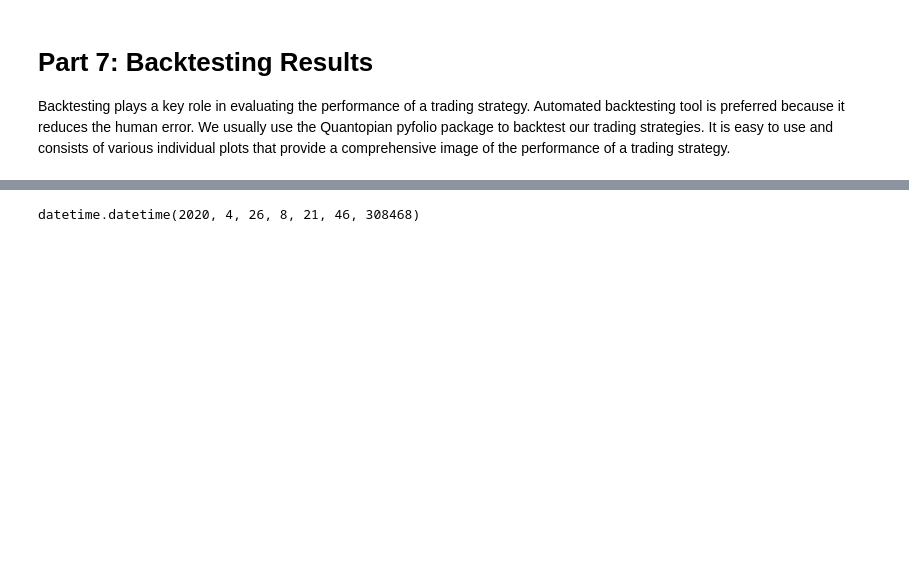
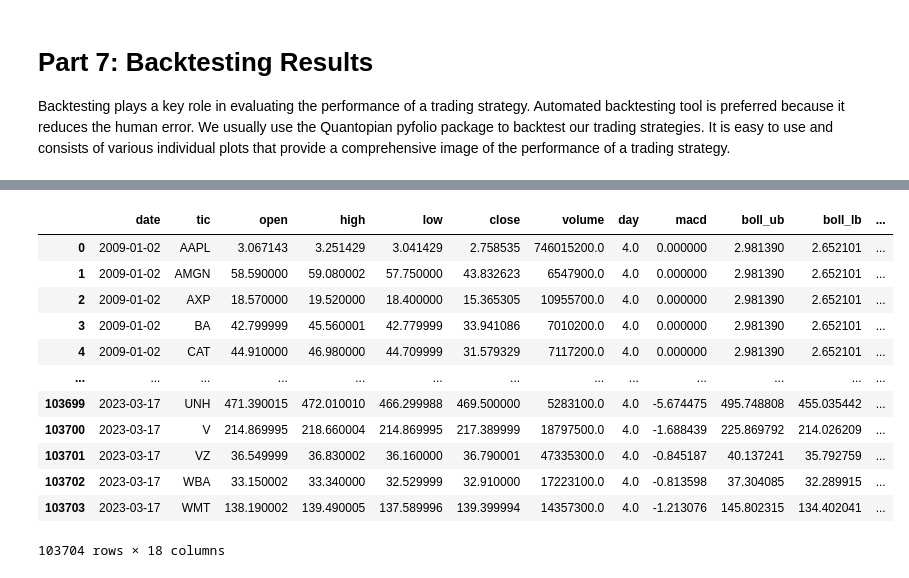
Before and after one commit to Akleryon/Stock_drl, a Jupyter notebook: Stock_NeurIPS2018_SB3.ipynb, the cells around one changed output, grey strips where cells are left out. Saved outputs shown, nothing was run; the diff lists cells and outputs as text; code cells hidden in the pictures; blank space fills up the shorter version.

```diff
--- a/Stock_NeurIPS2018_SB3.ipynb
+++ b/Stock_NeurIPS2018_SB3.ipynb
@@ -984,4 +675,0 @@ DELTA = -(datetime.datetime.strptime('2009-01-01', '%Y-%M-%d') - YESTERDAY).days
-# %%
-YESTERDAY - datetime.timedelta(days=DELTA*0.2)
-# %% [output]
-datetime.datetime(2020, 4, 26, 8, 21, 46, 308468)
@@ -987,0 +679,18 @@ datetime.datetime(2020, 4, 26, 8, 21, 46, 308468)
+# %%
+test = pd.concat([train, trade], ignore_index=True)
+# %%
+test
+# %% [output]
+|  | date | tic | open | high | low | close | volume | day | macd | boll_ub | boll_lb | ... |
+| 0 | 2009-01-02 | AAPL | 3.067143 | 3.251429 | 3.041429 | 2.758535 | 746015200.0 | 4.0 | 0.000000 | 2.981390 | 2.652101 | ... |
+| 1 | 2009-01-02 | AMGN | 58.590000 | 59.080002 | 57.750000 | 43.832623 | 6547900.0 | 4.0 | 0.000000 | 2.981390 | 2.652101 | ... |
+| 2 | 2009-01-02 | AXP | 18.570000 | 19.520000 | 18.400000 | 15.365305 | 10955700.0 | 4.0 | 0.000000 | 2.981390 | 2.652101 | ... |
+| 3 | 2009-01-02 | BA | 42.799999 | 45.560001 | 42.779999 | 33.941086 | 7010200.0 | 4.0 | 0.000000 | 2.981390 | 2.652101 | ... |
+| 4 | 2009-01-02 | CAT | 44.910000 | 46.980000 | 44.709999 | 31.579329 | 7117200.0 | 4.0 | 0.000000 | 2.981390 | 2.652101 | ... |
+| ... | ... | ... | ... | ... | ... | ... | ... | ... | ... | ... | ... | ... |
+| 103699 | 2023-03-17 | UNH | 471.390015 | 472.010010 | 466.299988 | 469.500000 | 5283100.0 | 4.0 | -5.674475 | 495.748808 | 455.035442 | ... |
+| 103700 | 2023-03-17 | V | 214.869995 | 218.660004 | 214.869995 | 217.389999 | 18797500.0 | 4.0 | -1.688439 | 225.869792 | 214.026209 | ... |
+| 103701 | 2023-03-17 | VZ | 36.549999 | 36.830002 | 36.160000 | 36.790001 | 47335300.0 | 4.0 | -0.845187 | 40.137241 | 35.792759 | ... |
+| 103702 | 2023-03-17 | WBA | 33.150002 | 33.340000 | 32.529999 | 32.910000 | 17223100.0 | 4.0 | -0.813598 | 37.304085 | 32.289915 | ... |
+| 103703 | 2023-03-17 | WMT | 138.190002 | 139.490005 | 137.589996 | 139.399994 | 14357300.0 | 4.0 | -1.213076 | 145.802315 | 134.402041 | ... |
+103704 rows × 18 columns
```
Also changed, not shown: parts of 61 cells of this notebook, 24 other files.
